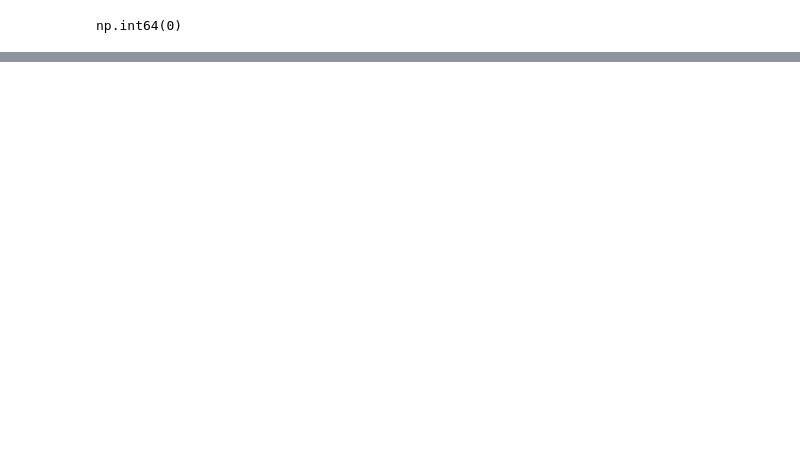
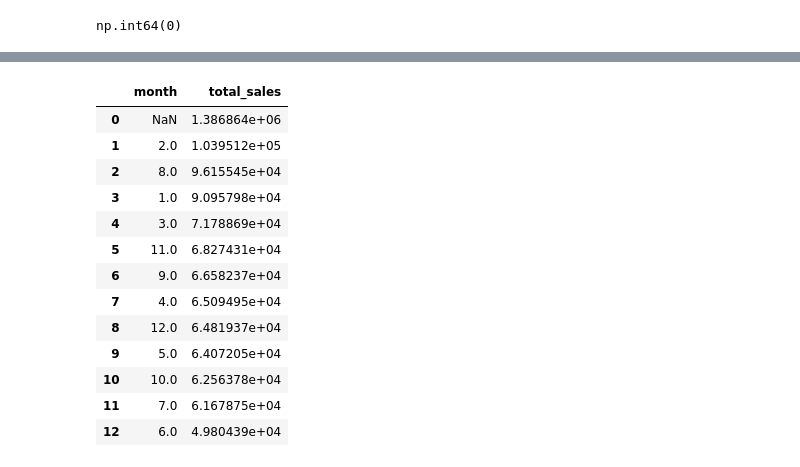
Before and after one commit to azanguim123/sales-analytics-dashboard, a Jupyter notebook: sales-analytics-dashboard/notebooks/analysis.ipynb, the cells around one changed output, grey strips where cells are left out. Saved outputs shown, nothing was run; the diff lists cells and outputs as text; code cells hidden in the pictures; blank space fills up the shorter version.

```diff
--- a/sales-analytics-dashboard/notebooks/analysis.ipynb
+++ b/sales-analytics-dashboard/notebooks/analysis.ipynb
@@ -102,0 +115,6 @@ df.to_csv("../data/cleaned_superstore.csv", index=False)
+# %%
+import numpy as np
+
+# Générer un profit entre -20% et +30% des ventes
+df['profit'] = df['sales'] * np.random.uniform(-0.2, 0.3, size=len(df))
+print(df.profit)
@@ -102,0 +136,8 @@ df.to_csv("../data/cleaned_superstore.csv", index=False)
+# %%
+total_sales = df['sales'].sum()
+total_profit = df['profit'].sum()
+total_orders = df['order_id'].nunique()
+
+print("Total Sales:", total_sales)
+print("Total Profit:", total_profit)
+print("Total Orders:", total_orders)
@@ -102,0 +230,6 @@ df.to_csv("../data/cleaned_superstore.csv", index=False)
+# %%
+# connection de SQLite avec Python
+import sqlite3
+
+conn = sqlite3.connect("sales.db")
+df.to_sql("sales", conn, if_exists="replace", index=False)
@@ -102,0 +292,22 @@ df.to_csv("../data/cleaned_superstore.csv", index=False)
+# %%
+# Sales by month
+query = """ SELECT month, SUM(sales) AS total_sales
+    FROM sales
+    GROUP BY month
+    ORDER BY month DESC;"""
+pd.read_sql(query, conn)
+# %% [output]
+|  | month | total_sales |
+| 0 | NaN | 1.386864e+06 |
+| 1 | 2.0 | 1.039512e+05 |
+| 2 | 8.0 | 9.615545e+04 |
+| 3 | 1.0 | 9.095798e+04 |
+| 4 | 3.0 | 7.178869e+04 |
+| 5 | 11.0 | 6.827431e+04 |
+| 6 | 9.0 | 6.658237e+04 |
+| 7 | 4.0 | 6.509495e+04 |
+| 8 | 12.0 | 6.481937e+04 |
+| 9 | 5.0 | 6.407205e+04 |
+| 10 | 10.0 | 6.256378e+04 |
+| 11 | 7.0 | 6.167875e+04 |
+| 12 | 6.0 | 4.980439e+04 |
```
Also changed, not shown: parts of 24 cells of this notebook, 4 other files.
